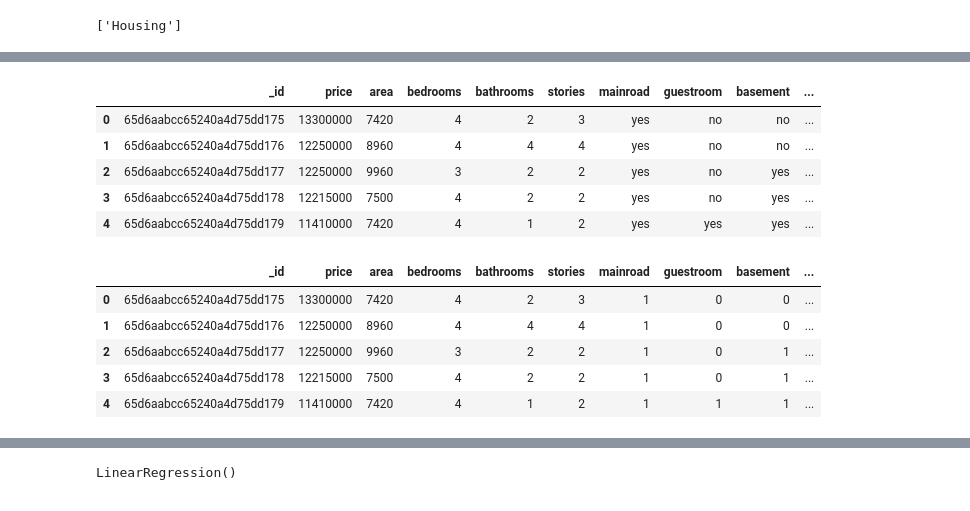
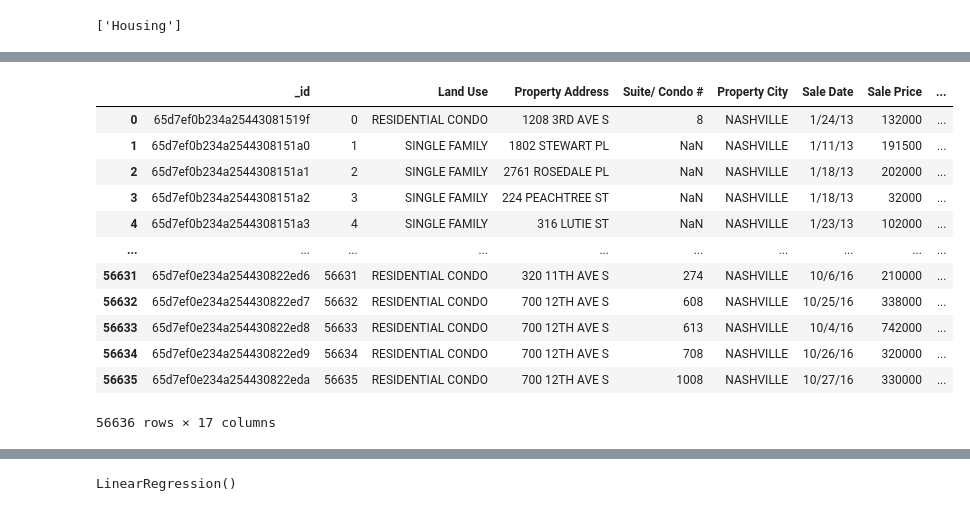
Before and after one commit to margoberry17/Predicting-Hosing-Prices-using-ML, a Jupyter notebook: Project 4.ipynb, the cells around one changed output, grey strips where cells are left out. Saved outputs shown, nothing was run; the diff lists cells and outputs as text; code cells hidden in the pictures.

```diff
--- a/Project 4.ipynb
+++ b/Project 4.ipynb
@@ -50,11 +45,18 @@ data_list = [d for d in result]
 # Convert the list of dictionaries to a pandas DataFrame
 df = pd.DataFrame(data_list)
 # %%
-df.head()
+df
 # %% [output]
-|  | _id | price | area | bedrooms | bathrooms | stories | mainroad | guestroom | basement | ... |
-| 0 | 65d6aabcc65240a4d75dd175 | 13300000 | 7420 | 4 | 2 | 3 | yes | no | no | ... |
-| 1 | 65d6aabcc65240a4d75dd176 | 12250000 | 8960 | 4 | 4 | 4 | yes | no | no | ... |
-| 2 | 65d6aabcc65240a4d75dd177 | 12250000 | 9960 | 3 | 2 | 2 | yes | no | yes | ... |
-| 3 | 65d6aabcc65240a4d75dd178 | 12215000 | 7500 | 4 | 2 | 2 | yes | no | yes | ... |
-| 4 | 65d6aabcc65240a4d75dd179 | 11410000 | 7420 | 4 | 1 | 2 | yes | yes | yes | ... |
+|  | _id |  | Land Use | Property Address | Suite/ Condo # | Property City | Sale Date | Sale Price | ... |
+| 0 | 65d7ef0b234a25443081519f | 0 | RESIDENTIAL CONDO | 1208 3RD AVE S | 8 | NASHVILLE | 1/24/13 | 132000 | ... |
+| 1 | 65d7ef0b234a2544308151a0 | 1 | SINGLE FAMILY | 1802 STEWART PL | NaN | NASHVILLE | 1/11/13 | 191500 | ... |
+| 2 | 65d7ef0b234a2544308151a1 | 2 | SINGLE FAMILY | 2761 ROSEDALE PL | NaN | NASHVILLE | 1/18/13 | 202000 | ... |
+| 3 | 65d7ef0b234a2544308151a2 | 3 | SINGLE FAMILY | 224 PEACHTREE ST | NaN | NASHVILLE | 1/18/13 | 32000 | ... |
+| 4 | 65d7ef0b234a2544308151a3 | 4 | SINGLE FAMILY | 316 LUTIE ST | NaN | NASHVILLE | 1/23/13 | 102000 | ... |
+| ... | ... | ... | ... | ... | ... | ... | ... | ... | ... |
+| 56631 | 65d7ef0e234a254430822ed6 | 56631 | RESIDENTIAL CONDO | 320 11TH AVE S | 274 | NASHVILLE | 10/6/16 | 210000 | ... |
+| 56632 | 65d7ef0e234a254430822ed7 | 56632 | RESIDENTIAL CONDO | 700 12TH AVE S | 608 | NASHVILLE | 10/25/16 | 338000 | ... |
+| 56633 | 65d7ef0e234a254430822ed8 | 56633 | RESIDENTIAL CONDO | 700 12TH AVE S | 613 | NASHVILLE | 10/4/16 | 742000 | ... |
+| 56634 | 65d7ef0e234a254430822ed9 | 56634 | RESIDENTIAL CONDO | 700 12TH AVE S | 708 | NASHVILLE | 10/26/16 | 320000 | ... |
+| 56635 | 65d7ef0e234a254430822eda | 56635 | RESIDENTIAL CONDO | 700 12TH AVE S | 1008 | NASHVILLE | 10/27/16 | 330000 | ... |
+56636 rows × 17 columns
@@ -63,9 +62,0 @@ df = df.replace({'yes': 1, 'no': 0})
-# %%
-df.head()
-# %% [output]
-|  | _id | price | area | bedrooms | bathrooms | stories | mainroad | guestroom | basement | ... |
-| 0 | 65d6aabcc65240a4d75dd175 | 13300000 | 7420 | 4 | 2 | 3 | 1 | 0 | 0 | ... |
-| 1 | 65d6aabcc65240a4d75dd176 | 12250000 | 8960 | 4 | 4 | 4 | 1 | 0 | 0 | ... |
-| 2 | 65d6aabcc65240a4d75dd177 | 12250000 | 9960 | 3 | 2 | 2 | 1 | 0 | 1 | ... |
-| 3 | 65d6aabcc65240a4d75dd178 | 12215000 | 7500 | 4 | 2 | 2 | 1 | 0 | 1 | ... |
-| 4 | 65d6aabcc65240a4d75dd179 | 11410000 | 7420 | 4 | 1 | 2 | 1 | 1 | 1 | ... |
```
Also changed, not shown: parts of 27 cells of this notebook.
